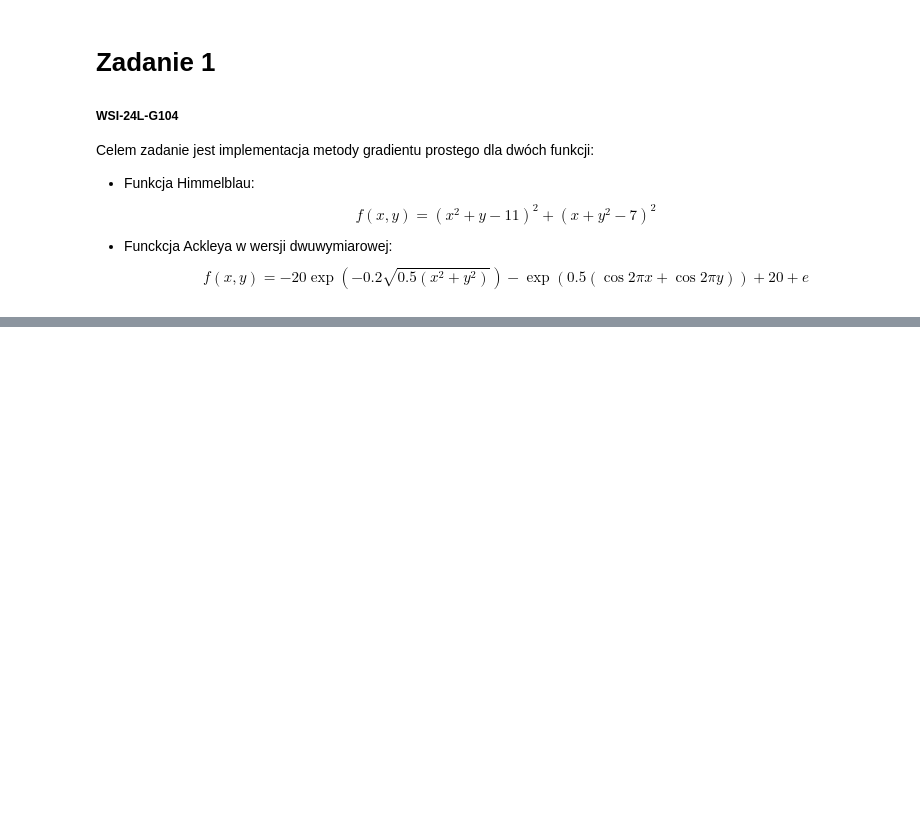
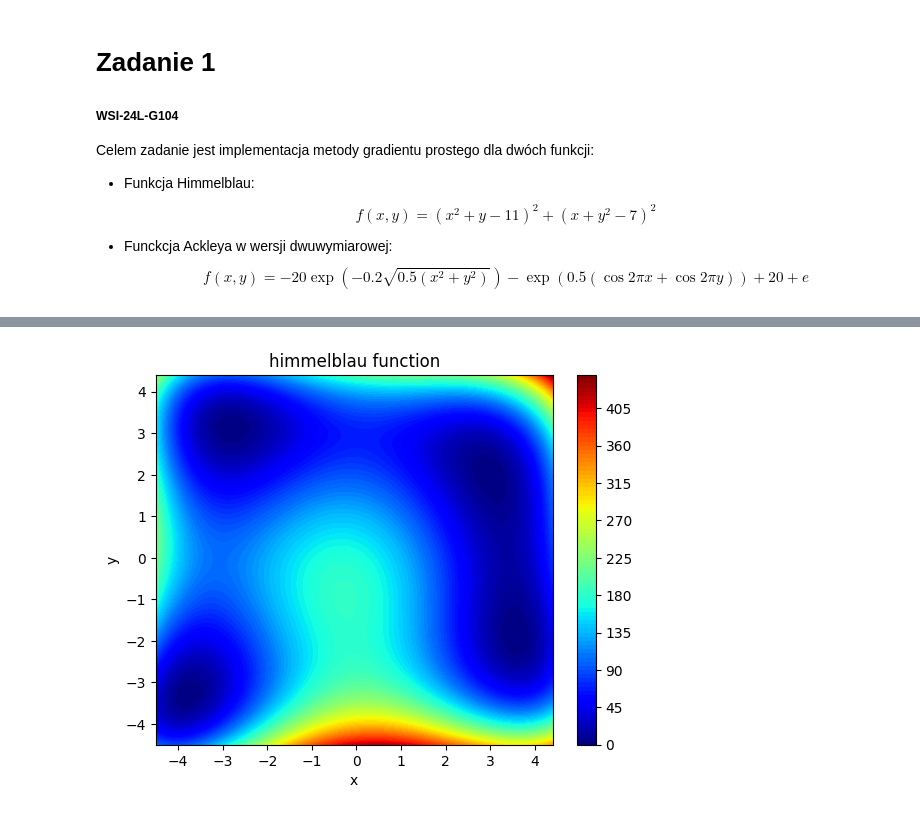
Before and after one commit to dbarania/WSI, a Jupyter notebook: solutions/E1/Zadanie_1.ipynb, the cells around one changed output, grey strips where cells are left out. Saved outputs shown, nothing was run; the diff lists cells and outputs as text; code cells hidden in the pictures; blank space fills up the shorter version.

```diff
--- a/solutions/E1/Zadanie_1.ipynb
+++ b/solutions/E1/Zadanie_1.ipynb
@@ -33,11 +18,0 @@ def gradient_descent(func, grad_func,start_pos,steps,beta):
-# %%
-X = np.arange(-5, 5, 0.1)
-Y = np.arange(-5,5, 0.1)
-X, Y = np.meshgrid(X, Y)
-Z = grd.himmelblau_function(X,Y)
-r = gradient_descent(grd.himmelblau_function,grd.himmelblau_funnction_gradient,(0,0),100,0.03)
-a = list(zip(*r))
-plt.contourf(X,Y,Z,100,cmap="coolwarm")
-plt.scatter(a[0],a[1],s=0.1)
-plt.colorbar()
-plt.show()
@@ -45,0 +74,14 @@ plt.show()
+# %%
+def himmelblau_function(x,y):
+    elem1 = (x**2 + y - 11)**2
+    elem2 = (x + y**2 - 7)**2
+    return elem1+elem2
+
+def himmelblau_funnction_gradient(x,y):
+    dx = 2*(2*x*(x**2+y-11)+x+y**2-7)
+    dy = 2*(x**2+2*y*(x+y**2-7)+y-11)
+    return (dx,dy)
+
+plot_function(himmelblau_function)
+# %% [output]
+[figure, added]
```
Also changed, not shown: parts of 34 cells of this notebook, 1 other file.
